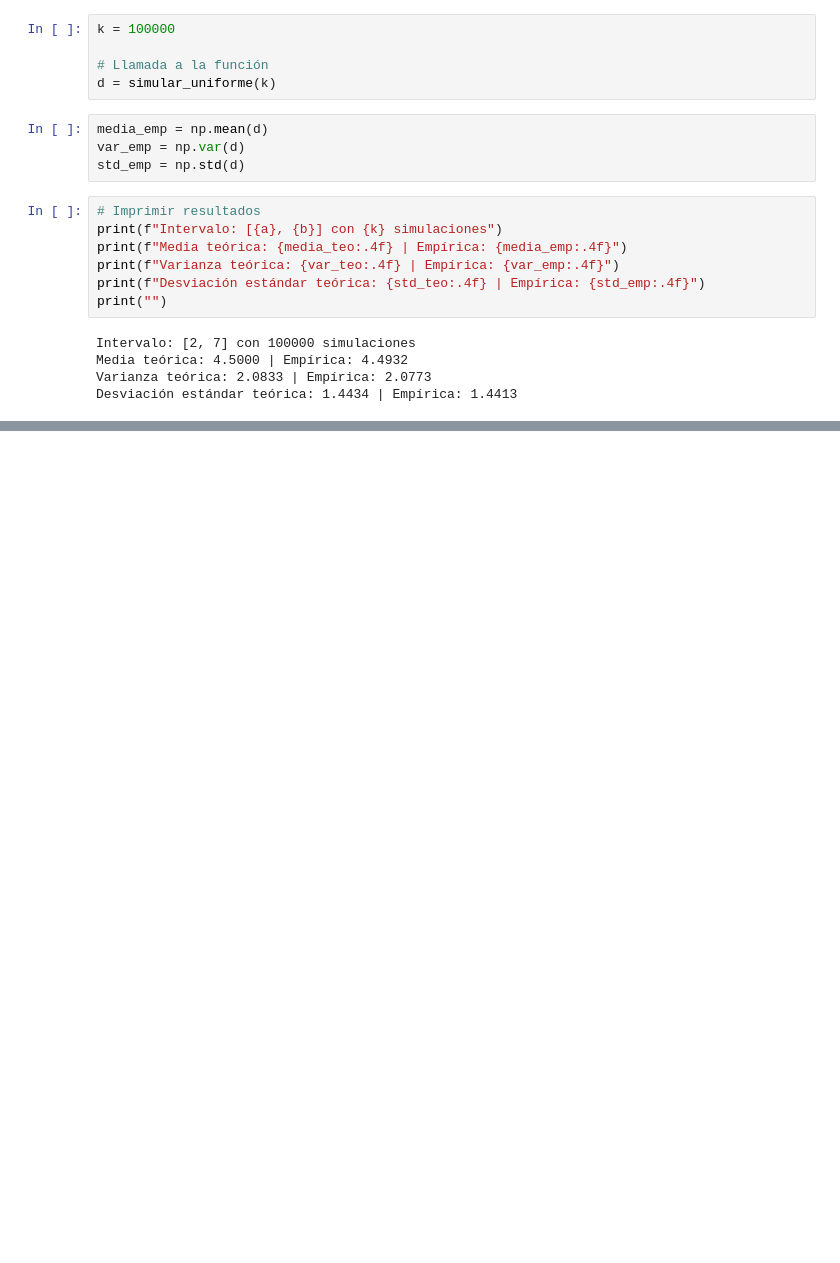
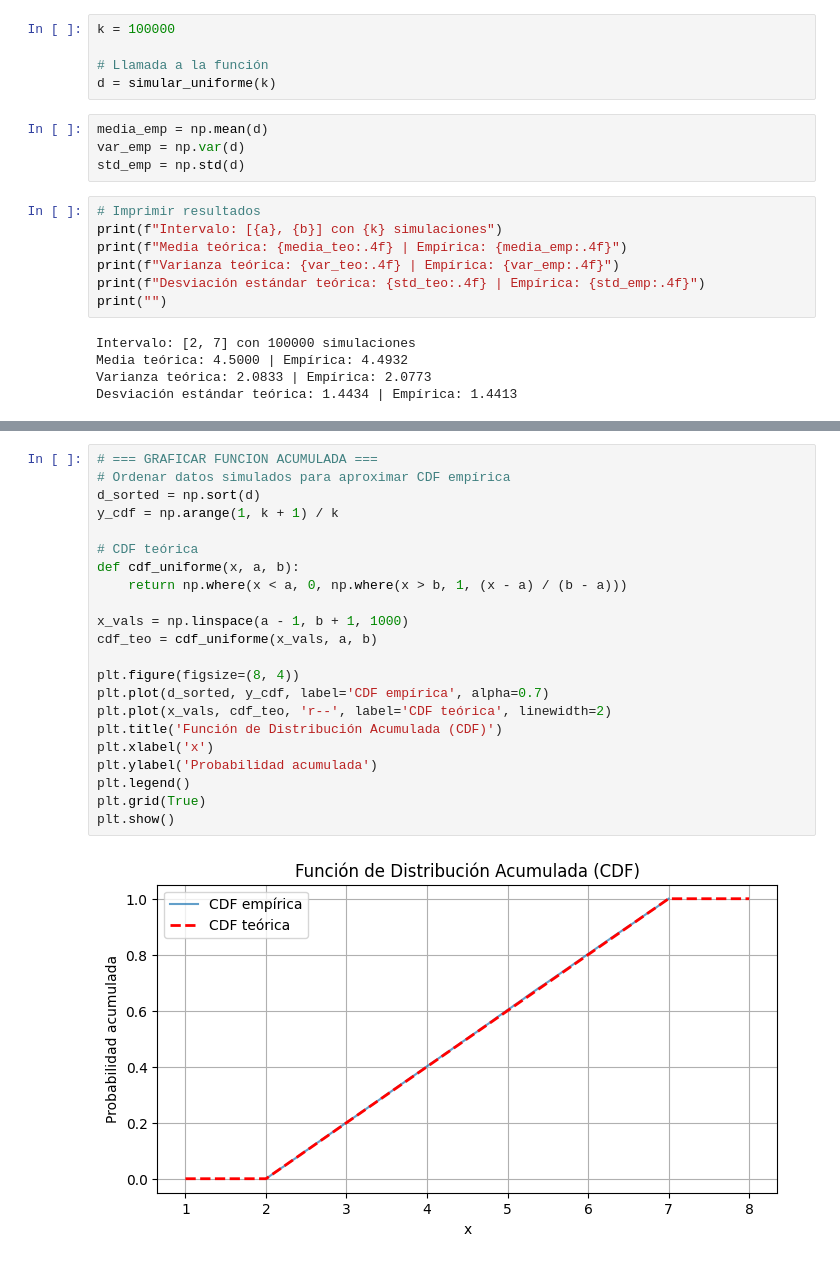
Before and after one commit to TonySC1300/Simulacion1, a Jupyter notebook: Catalogo.ipynb, the cells around one changed output, grey strips where cells are left out. Drawn from its saved outputs; the diff is of its cells as text; blank space fills up the shorter version.

```diff
--- a/Catalogo.ipynb
+++ b/Catalogo.ipynb
@@ -106,0 +119,24 @@ plt.show
+# %%
+# === GRAFICAR FUNCION ACUMULADA ===
+# Ordenar datos simulados para aproximar CDF empírica
+d_sorted = np.sort(d)
+y_cdf = np.arange(1, k + 1) / k
+
+# CDF teórica
+def cdf_uniforme(x, a, b):
+    return np.where(x < a, 0, np.where(x > b, 1, (x - a) / (b - a)))
+
+x_vals = np.linspace(a - 1, b + 1, 1000)
+cdf_teo = cdf_uniforme(x_vals, a, b)
+
+plt.figure(figsize=(8, 4))
+plt.plot(d_sorted, y_cdf, label='CDF empírica', alpha=0.7)
+plt.plot(x_vals, cdf_teo, 'r--', label='CDF teórica', linewidth=2)
+plt.title('Función de Distribución Acumulada (CDF)')
+plt.xlabel('x')
+plt.ylabel('Probabilidad acumulada')
+plt.legend()
+plt.grid(True)
+plt.show()
+# %% [output]
+[figure, added]
```
Also changed, not shown: parts of 4 cells of this notebook.
